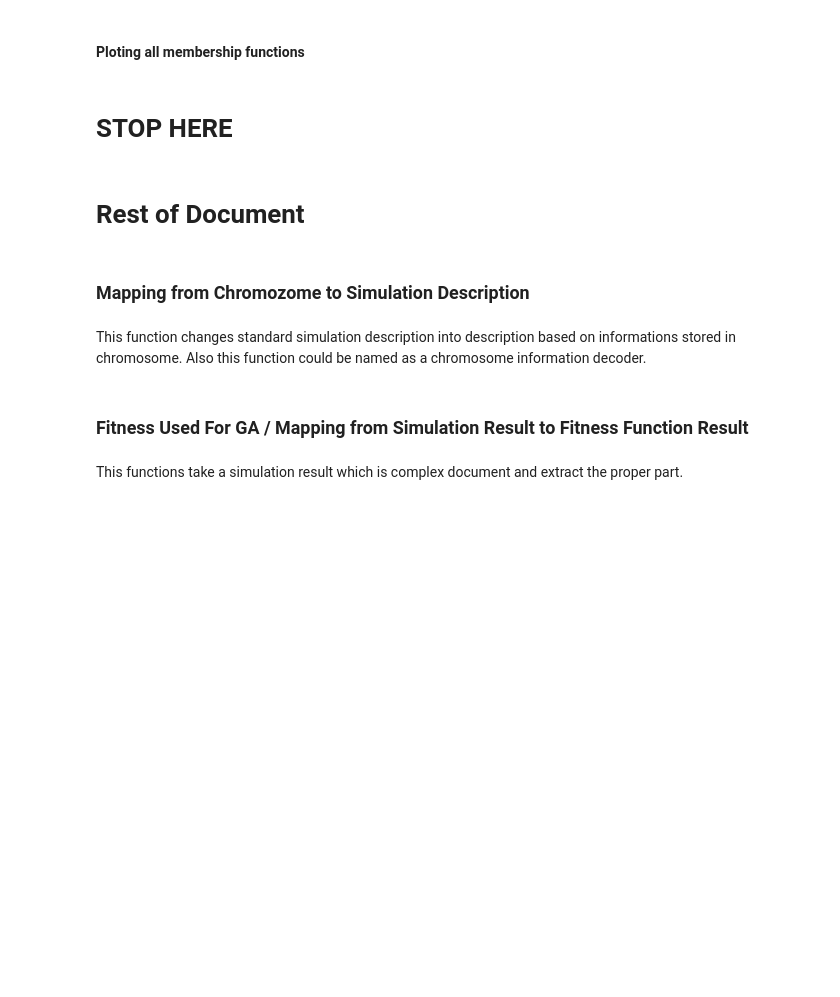
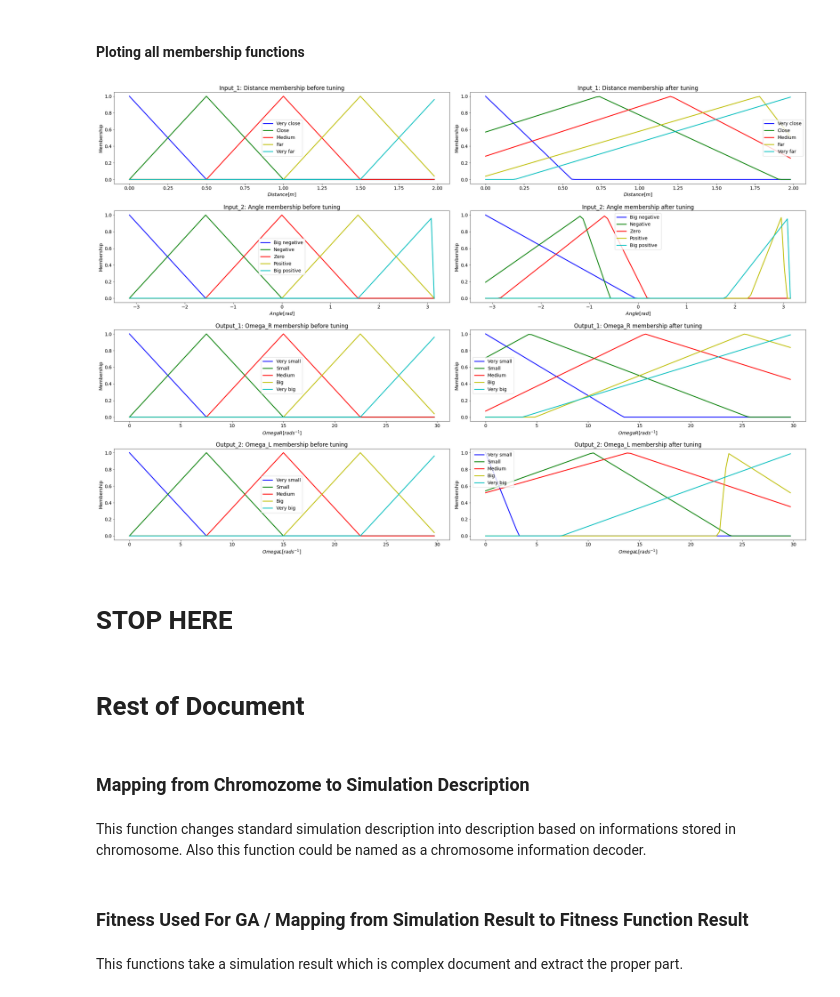
Before and after one commit to vanthuanhvhq/GA_FLC, a Jupyter notebook: Optimization_of_FuzzyLogicController.ipynb, the cells around one changed output. Cells and saved outputs as stored; diff of their text form; code cells hidden in the pictures; blank space fills up the shorter version.

```diff
--- a/Optimization_of_FuzzyLogicController.ipynb
+++ b/Optimization_of_FuzzyLogicController.ipynb
@@ -1552,9 +1566,11 @@ print('s_GA_opt=',FLCFullResults['d'][-1])
 #### Ploting all membership functions
 # %%
 Chromosome = Best_Chromosome
-omega = np.array(fitnessFunctionDescription['fuzzyDescription']['outputs']['omegaR']['S'])
-distance = np.array(fitnessFunctionDescription['fuzzyDescription']['inputs']['distance']['S'])
-angle = np.array(fitnessFunctionDescription['fuzzyDescription']['inputs']['angle']['S'])
+FLCSimDescription = fromChromozomeToDescriptionFuzzy(Chromosome, simulationDescription)
+
+omega = np.array(FLCSimDescription['controllerParams']['fuzzyDescription']['outputs']['omegaR']['S'])
+distance = np.array(FLCSimDescription['controllerParams']['fuzzyDescription']['inputs']['distance']['S'])
+angle = np.array(FLCSimDescription['controllerParams']['fuzzyDescription']['inputs']['angle']['S'])
 
 # Membership functions for inputs
 # Before tuning
@@ -1641,33 +1657,35 @@ plotMember(angle, val, lab, 3, title)
 
 #----Input_2: Angle member ship after tuning------------
 val = [BN1,N1,Z1,P1,BP1]
 lab = ['Big negative', 'Negative', 'Zero', 'Positive', 'Big positive']
 title = ['Input_2: Angle membership after tuning', '$Angle[rad]$']
 plotMember(angle, val, lab, 4, title)
 
 #----output_1:  Omega_R member ship before tuning------------
 val = [VS_R, S_R, MB_R, B_R, VB_R]
 lab = ['Very small', 'Small', 'Medium', 'Big', 'Very big']
 title = ['Output_1: Omega_R membership before tuning', '$OmegaR[rads^{-1}]$']
 plotMember(omega, val, lab, 5, title)
 
 #----output_1:  Omega_R member ship after tuning------------
 val = [VS_R1, S_R1, MB_R1, B_R1, VB_R1]
 lab = ['Very small', 'Small', 'Medium', 'Big', 'Very big']
 title = ['Output_1: Omega_R membership after tuning', '$OmegaR[rads^{-1}]$']
 plotMember(omega, val, lab, 6, title)
 
 #----output_2:  Omega_L member ship before tuning------------
 val = [VS_R, S_R, MB_R, B_R, VB_R]
 lab = ['Very small', 'Small', 'Medium', 'Big', 'Very big']
 title = ['Output_2: Omega_L membership before tuning', '$OmegaL[rads^{-1}]$']
 plotMember(omega, val, lab, 7, title)
 
 #----output_2:  Omega_L member ship after tuning------------
 val = [VS_L, S_L, MB_L, B_L, VB_L]
 lab = ['Very small', 'Small', 'Medium', 'Big', 'Very big']
 title = ['Output_2: Omega_L membership after tuning', '$OmegaL[rads^{-1}]$']
 plotMember(omega, val, lab, 8, title)
+# %% [output]
+[figure, added]
 # %%
 """
 Best_Chromosome = [ 1.08596739  1.71943383  0.10290456  0.74205663  0.52480311  0.89630788
```
Also changed, not shown: parts of 9 cells of this notebook.
